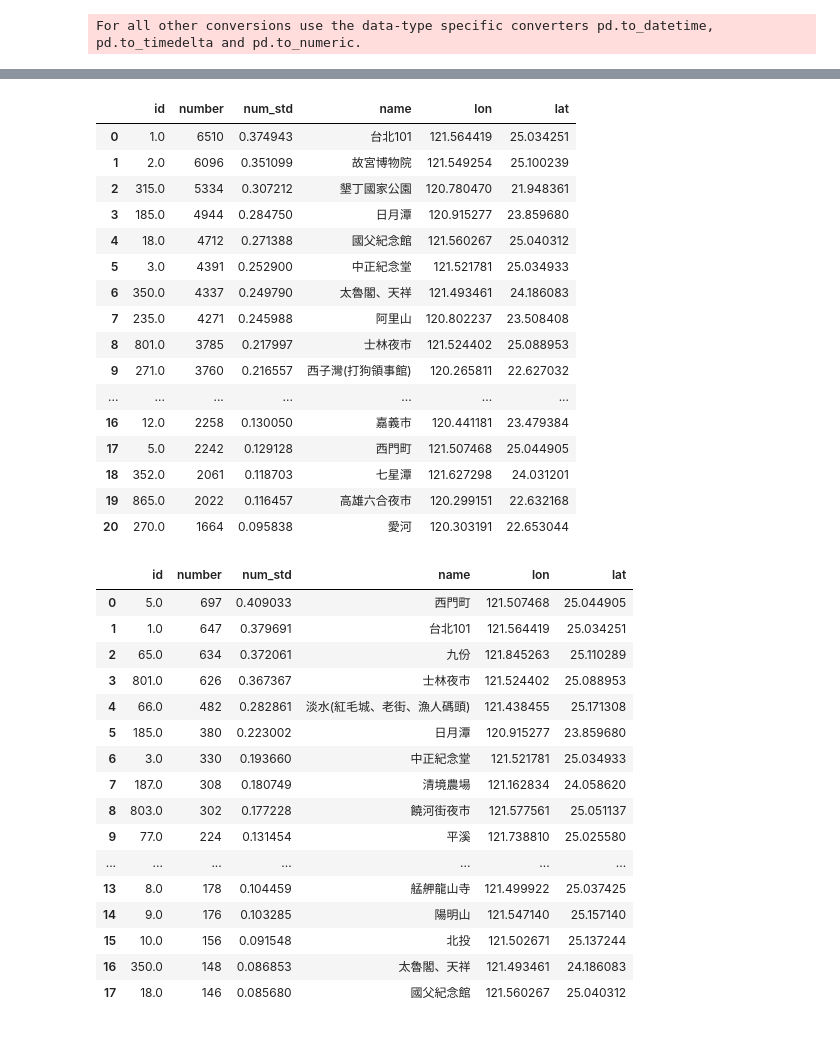
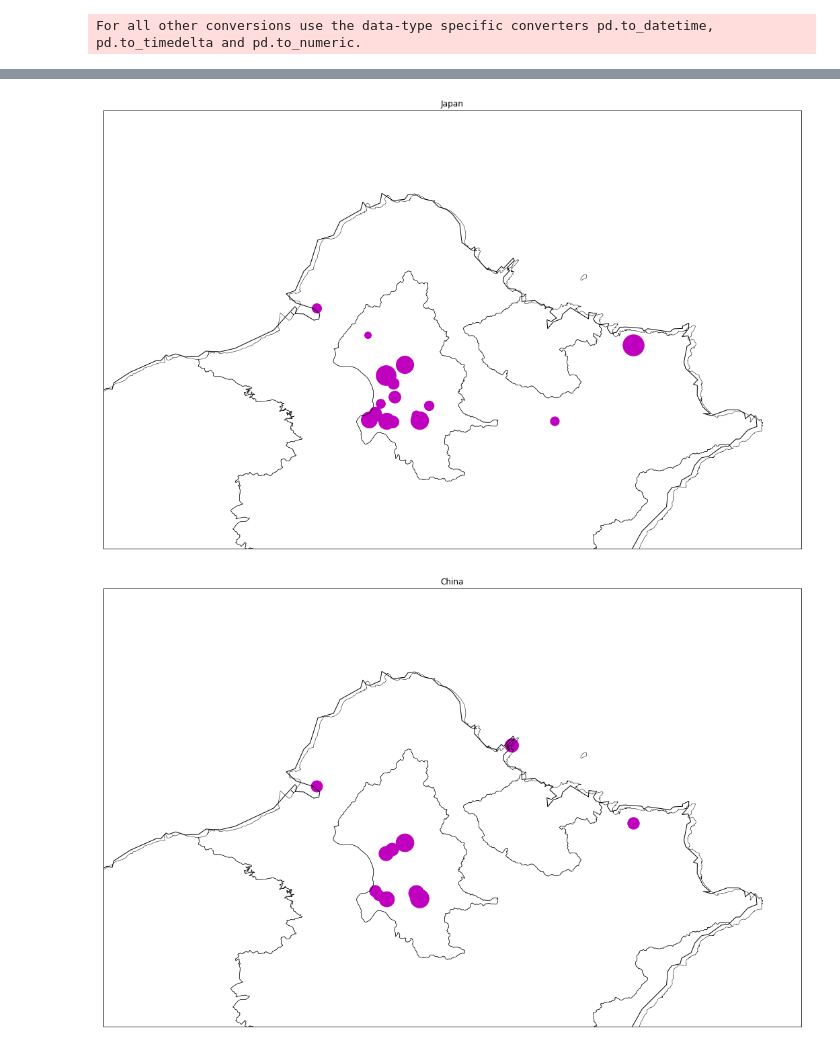
Before and after one commit to tiffany85211/taiwan-tourism, a Jupyter notebook: spot.ipynb, the cells around one changed output, grey strips where cells are left out. Saved outputs shown, nothing was run; the diff lists cells and outputs as text; code cells hidden in the pictures.

```diff
--- a/spot.ipynb
+++ b/spot.ipynb
@@ -306,40 +169,10 @@ ko_spot2
-# %%
-ch_spot2
-# %% [output]
-|  | id | number | num_std | name | lon | lat |
-| 0 | 1.0 | 6510 | 0.374943 | 台北101 | 121.564419 | 25.034251 |
-| 1 | 2.0 | 6096 | 0.351099 | 故宮博物院 | 121.549254 | 25.100239 |
-| 2 | 315.0 | 5334 | 0.307212 | 墾丁國家公園 | 120.780470 | 21.948361 |
-| 3 | 185.0 | 4944 | 0.284750 | 日月潭 | 120.915277 | 23.859680 |
-| 4 | 18.0 | 4712 | 0.271388 | 國父紀念館 | 121.560267 | 25.040312 |
-| 5 | 3.0 | 4391 | 0.252900 | 中正紀念堂 | 121.521781 | 25.034933 |
-| 6 | 350.0 | 4337 | 0.249790 | 太魯閣、天祥 | 121.493461 | 24.186083 |
-| 7 | 235.0 | 4271 | 0.245988 | 阿里山 | 120.802237 | 23.508408 |
-| 8 | 801.0 | 3785 | 0.217997 | 士林夜市 | 121.524402 | 25.088953 |
-| 9 | 271.0 | 3760 | 0.216557 | 西子灣(打狗領事館) | 120.265811 | 22.627032 |
-| ... | ... | ... | ... | ... | ... | ... |
-| 16 | 12.0 | 2258 | 0.130050 | 嘉義市 | 120.441181 | 23.479384 |
-| 17 | 5.0 | 2242 | 0.129128 | 西門町 | 121.507468 | 25.044905 |
-| 18 | 352.0 | 2061 | 0.118703 | 七星潭 | 121.627298 | 24.031201 |
-| 19 | 865.0 | 2022 | 0.116457 | 高雄六合夜市 | 120.299151 | 22.632168 |
-| 20 | 270.0 | 1664 | 0.095838 | 愛河 | 120.303191 | 22.653044 |
-# %%
-as_spot2
-# %% [output]
-|  | id | number | num_std | name | lon | lat |
-| 0 | 5.0 | 697 | 0.409033 | 西門町 | 121.507468 | 25.044905 |
-| 1 | 1.0 | 647 | 0.379691 | 台北101 | 121.564419 | 25.034251 |
-| 2 | 65.0 | 634 | 0.372061 | 九份 | 121.845263 | 25.110289 |
-| 3 | 801.0 | 626 | 0.367367 | 士林夜市 | 121.524402 | 25.088953 |
-| 4 | 66.0 | 482 | 0.282861 | 淡水(紅毛城、老街、漁人碼頭) | 121.438455 | 25.171308 |
-| 5 | 185.0 | 380 | 0.223002 | 日月潭 | 120.915277 | 23.859680 |
-| 6 | 3.0 | 330 | 0.193660 | 中正紀念堂 | 121.521781 | 25.034933 |
-| 7 | 187.0 | 308 | 0.180749 | 清境農場 | 121.162834 | 24.058620 |
-| 8 | 803.0 | 302 | 0.177228 | 饒河街夜市 | 121.577561 | 25.051137 |
-| 9 | 77.0 | 224 | 0.131454 | 平溪 | 121.738810 | 25.025580 |
-| ... | ... | ... | ... | ... | ... | ... |
-| 13 | 8.0 | 178 | 0.104459 | 艋舺龍山寺 | 121.499922 | 25.037425 |
-| 14 | 9.0 | 176 | 0.103285 | 陽明山 | 121.547140 | 25.157140 |
-| 15 | 10.0 | 156 | 0.091548 | 北投 | 121.502671 | 25.137244 |
-| 16 | 350.0 | 148 | 0.086853 | 太魯閣、天祥 | 121.493461 | 24.186083 |
-| 17 | 18.0 | 146 | 0.085680 | 國父紀念館 | 121.560267 | 25.040312 |
+# %%
+draw_map_newTaipei(jp_spot2,'Japan')
+draw_map_newTaipei(ch_spot2,'China')
+draw_map_newTaipei(ko_spot2,'Korea')
+draw_map_newTaipei(as_spot2,'AESEN')
+draw_map_newTaipei(si_spot2,'Singapore')
+draw_map_newTaipei(eu_spot2,'US and Euro')
+# %% [output]
+[figure, added]
+[figure, added]
```
Also changed, not shown: parts of 18 cells of this notebook, 3 other files.
